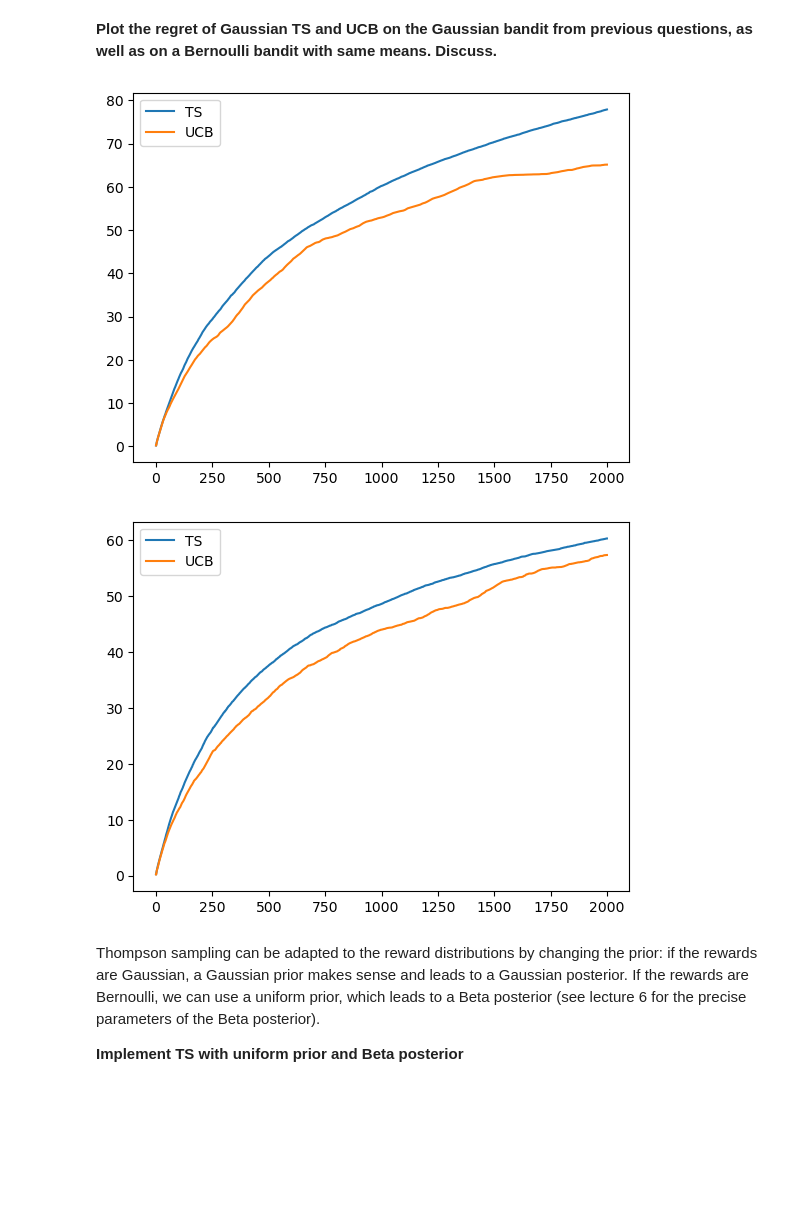
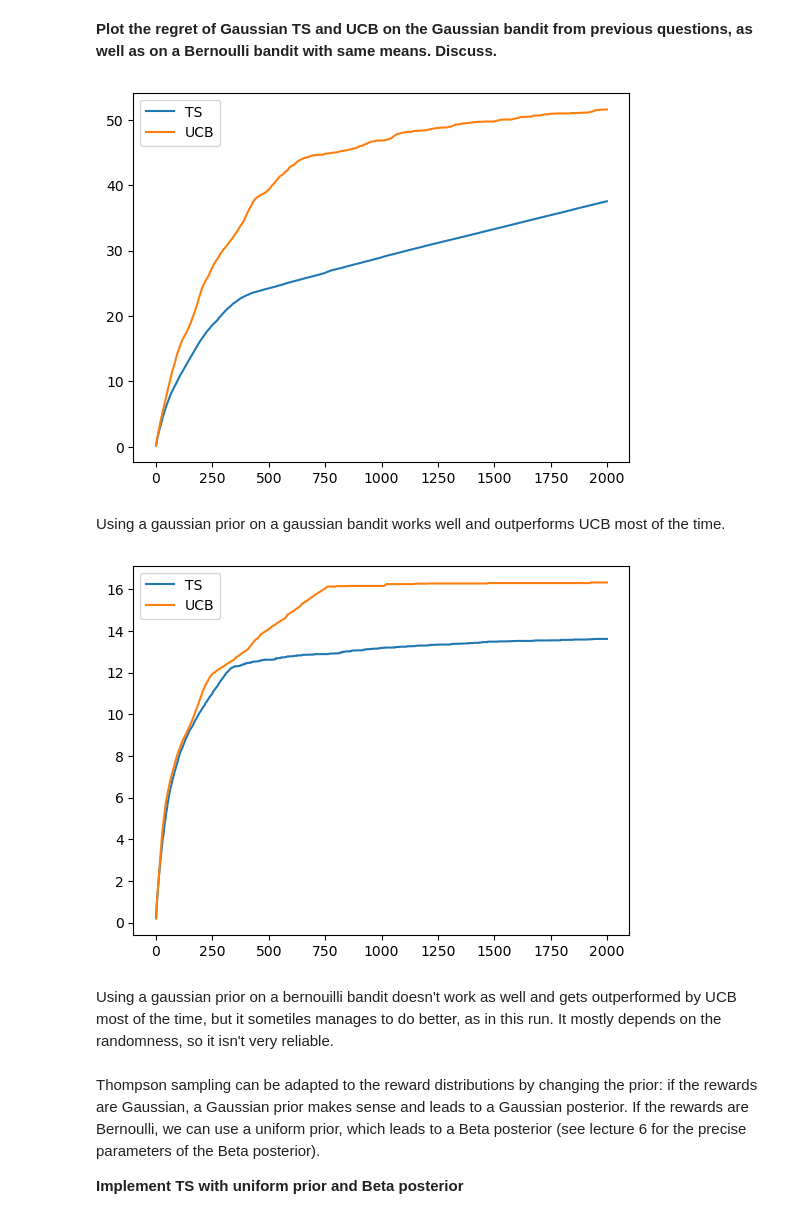
Before and after one commit to benech17/Reinforcement-Learning-SDIA, a Jupyter notebook: TP3/Bandit_merged.ipynb, the cells around one changed output. Drawn from its saved outputs; the diff is of its cells as text; code cells hidden in the pictures; blank space fills up the shorter version.

```diff
--- a/TP3/Bandit_merged.ipynb
+++ b/TP3/Bandit_merged.ipynb
@@ -448,7 +448,7 @@ def TS(emp_means, nb_pulls, t):
         if nb_pulls[k]==0:
             pulls[k]=np.random.normal(0,1)
         else:
-            pulls[k]=np.random.normal(emp_means[k]*(nb_pulls[k])/(nb_pulls[k]+1),1/np.sqrt((nb_pulls[k]+1)))
+            pulls[k]=np.random.normal(emp_means[k],1/((nb_pulls[k]+1)))
     return np.argmax(pulls)
 # %% [markdown]
 **Plot the regret of Gaussian TS and UCB on the Gaussian bandit from previous questions, as well as on a Bernoulli bandit with same means. Discuss.**
@@ -493,7 +493,9 @@ plt.legend(["TS","UCB"])
 
 plt.show()
 # %% [output]
-[figure, old version]
+[figure, new version]
+# %% [markdown]
+Using a gaussian prior on a gaussian bandit works well and outperforms UCB most of the time.
 # %%
 T=2000
 N=30
@@ -507,35 +509,37 @@ for n in range(N):
     nb_pulls = np.zeros(K)
     actions = np.zeros(T, dtype=int)
     for t in range(T):
         arm = TS(emp_means, nb_pulls, t)
         actions[t] = arm
         rewards = B.sample(arm)
         regrets[t,n] = regret(mu, actions[:t+1])[t]
         nb_pulls[arm] += 1
         emp_means[arm] = (emp_means[arm]*(nb_pulls[arm]-1) + rewards)/nb_pulls[arm]
 mean_regret = np.mean(regrets, axis=1)
 plt.plot(mean_regret)
 
 regrets = np.zeros((T,N))
 for n in range(N):
     emp_means = np.zeros(K)
     nb_pulls = np.zeros(K)
     actions = np.zeros(T, dtype=int)
     for t in range(T):
-        arm = UCB_c(emp_means, nb_pulls, t,1)
+        arm = UCB_c(emp_means, nb_pulls, t,0.1)
         actions[t] = arm
         rewards = B.sample(arm)
         regrets[t,n] = regret(mu, actions[:t+1])[t]
         nb_pulls[arm] += 1
         emp_means[arm] = (emp_means[arm]*(nb_pulls[arm]-1) + rewards)/nb_pulls[arm]
 mean_regret = np.mean(regrets, axis=1)
 plt.plot(mean_regret)
 
 plt.legend(["TS","UCB"])
 
 plt.show()
 # %% [output]
-[figure, old version]
+[figure, new version]
+# %% [markdown]
+Using a gaussian prior on a bernouilli bandit doesn't work as well and gets outperformed by UCB most of the time, but it sometiles manages to do better, as in this run. It mostly depends on the randomness, so it isn't very reliable.
 # %% [markdown]
 Thompson sampling can be adapted to the reward distributions by changing the prior: if the rewards are Gaussian, a Gaussian prior makes sense and leads to a Gaussian posterior. If the rewards are Bernoulli, we can use a uniform prior, which leads to a Beta posterior (see lecture 6 for the precise parameters of the Beta posterior).
 
```
Also changed, not shown: parts of 5 cells of this notebook.
